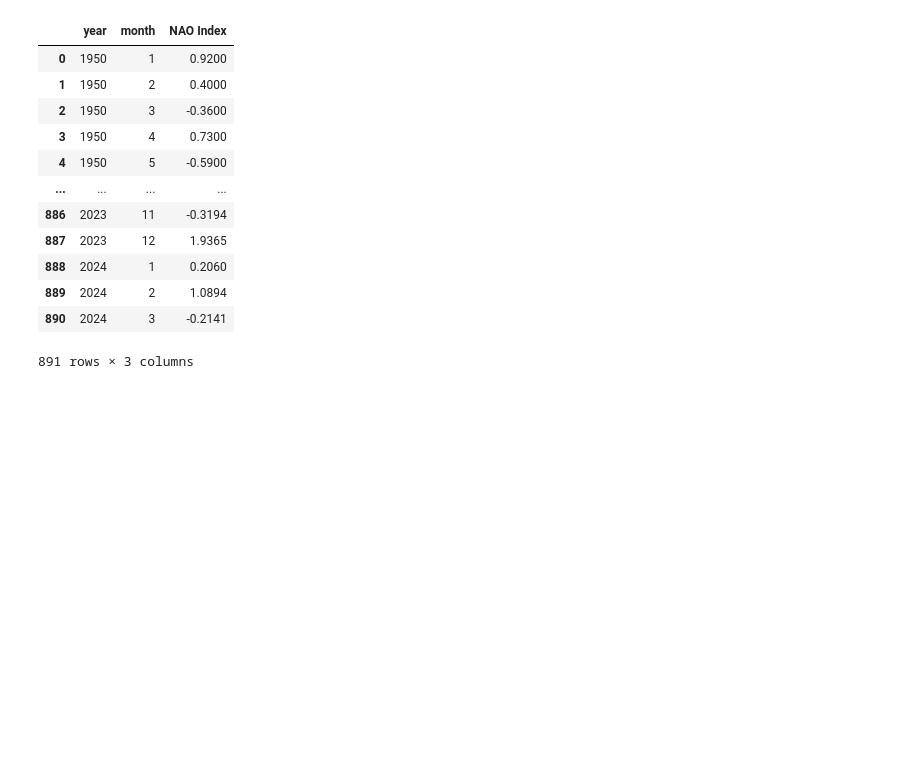
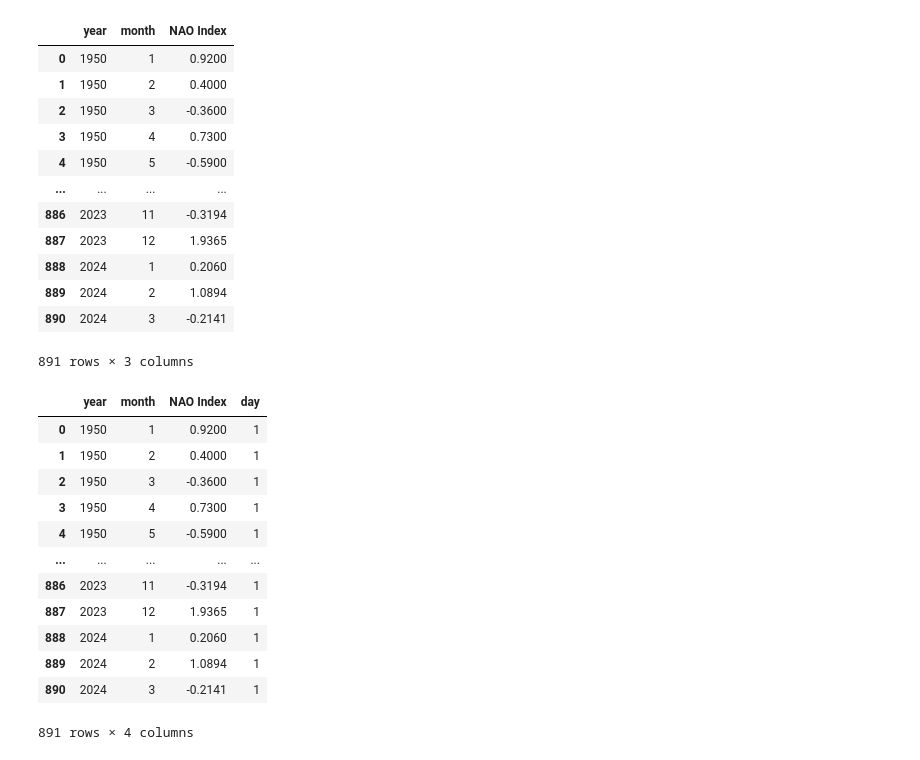
Before and after one commit to shelbykniss/ATMS-523_Module-8-Project, a Jupyter notebook: Kniss_Module 8 Project.ipynb, the cells around one changed output. Saved outputs shown, nothing was run; the diff lists cells and outputs as text; code cells hidden in the pictures; blank space fills up the shorter version.

```diff
--- a/Kniss_Module 8 Project.ipynb
+++ b/Kniss_Module 8 Project.ipynb
@@ -236,4 +252,21 @@ nao
 | 889 | 2024 | 2 | 1.0894 |
 | 890 | 2024 | 3 | -0.2141 |
 891 rows × 3 columns
+# %%
+nao['day'] = '1'
+nao
+# %% [output]
+|  | year | month | NAO Index | day |
+| 0 | 1950 | 1 | 0.9200 | 1 |
+| 1 | 1950 | 2 | 0.4000 | 1 |
+| 2 | 1950 | 3 | -0.3600 | 1 |
+| 3 | 1950 | 4 | 0.7300 | 1 |
+| 4 | 1950 | 5 | -0.5900 | 1 |
+| ... | ... | ... | ... | ... |
+| 886 | 2023 | 11 | -0.3194 | 1 |
+| 887 | 2023 | 12 | 1.9365 | 1 |
+| 888 | 2024 | 1 | 0.2060 | 1 |
+| 889 | 2024 | 2 | 1.0894 | 1 |
+| 890 | 2024 | 3 | -0.2141 | 1 |
+891 rows × 4 columns
 # %%
```
Also changed, not shown: parts of 15 cells of this notebook.
